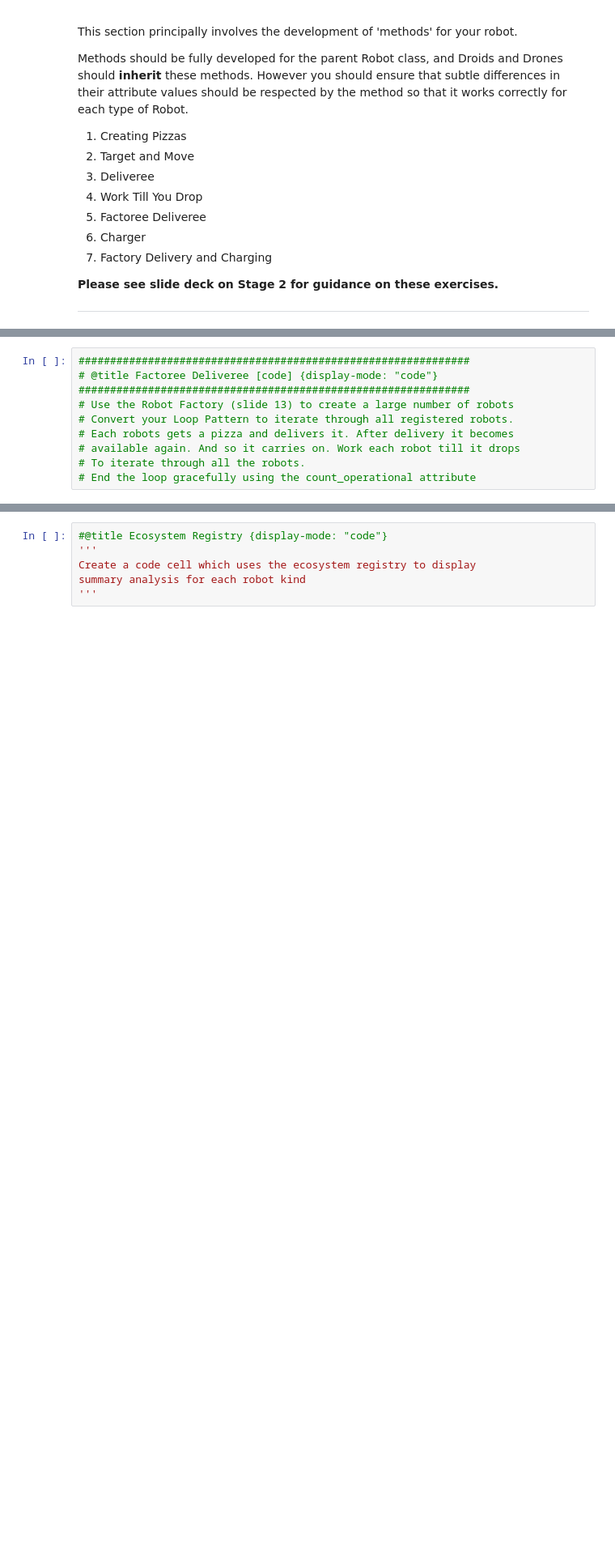
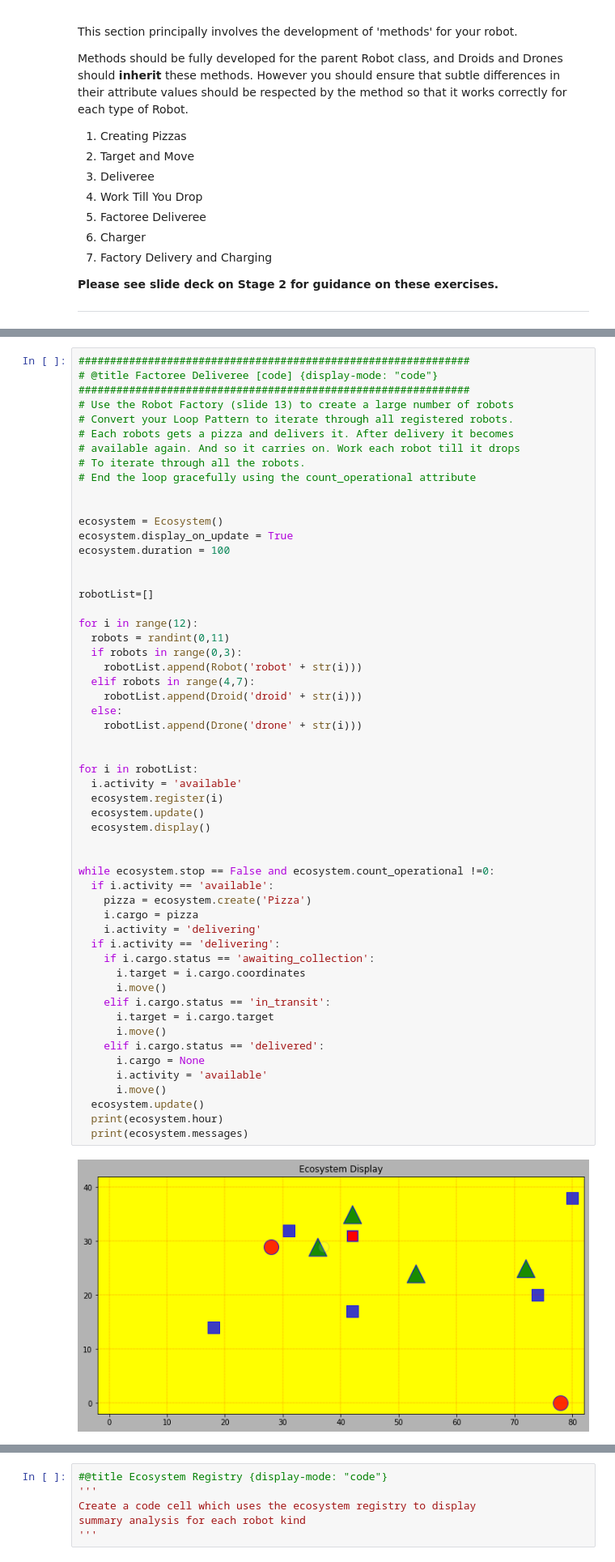
Before and after one commit to Chrouim/delT, a Jupyter notebook: Jupyter_Notebook_21WSA010_Coursework_V3_2.ipynb, the cells around one changed output, grey strips where cells are left out. Shown at 81% size. Saved outputs shown, nothing was run; the diff lists cells and outputs as text; blank space fills up the shorter version.

```diff
--- a/Jupyter_Notebook_21WSA010_Coursework_V3_2.ipynb
+++ b/Jupyter_Notebook_21WSA010_Coursework_V3_2.ipynb
@@ -1620,10 +1636,57 @@ print(ecosystem.robot_register)
 # %%
 ##############################################################
 # @title Factoree Deliveree [code] {display-mode: "code"}
 ##############################################################
 # Use the Robot Factory (slide 13) to create a large number of robots
 # Convert your Loop Pattern to iterate through all registered robots.
 # Each robots gets a pizza and delivers it. After delivery it becomes
 # available again. And so it carries on. Work each robot till it drops
 # To iterate through all the robots.
 # End the loop gracefully using the count_operational attribute
+
+
+ecosystem = Ecosystem()
+ecosystem.display_on_update = True
+ecosystem.duration = 100
+
+
+robotList=[]
+
+for i in range(12):
+  robots = randint(0,11)
+  if robots in range(0,3):
+    robotList.append(Robot('robot' + str(i)))
+  elif robots in range(4,7):
+    robotList.append(Droid('droid' + str(i)))
+  else:
+    robotList.append(Drone('drone' + str(i)))
+
+
+for i in robotList:
+  i.activity = 'available'
+  ecosystem.register(i)
+  ecosystem.update()
+  ecosystem.display()
+
+
+while ecosystem.stop == False and ecosystem.count_operational !=0:
+  if i.activity == 'available':
+    pizza = ecosystem.create('Pizza')
+    i.cargo = pizza
+    i.activity = 'delivering'
+  if i.activity == 'delivering':
+    if i.cargo.status == 'awaiting_collection':
+      i.target = i.cargo.coordinates
+      i.move()
+    elif i.cargo.status == 'in_transit':
+      i.target = i.cargo.target
+      i.move()
+    elif i.cargo.status == 'delivered':
+      i.cargo = None
+      i.activity = 'available'
+      i.move()
+  ecosystem.update()
+  print(ecosystem.hour)
+  print(ecosystem.messages)
+# %% [output]
+[figure, added]
```
Also changed, not shown: parts of 13 cells of this notebook.
